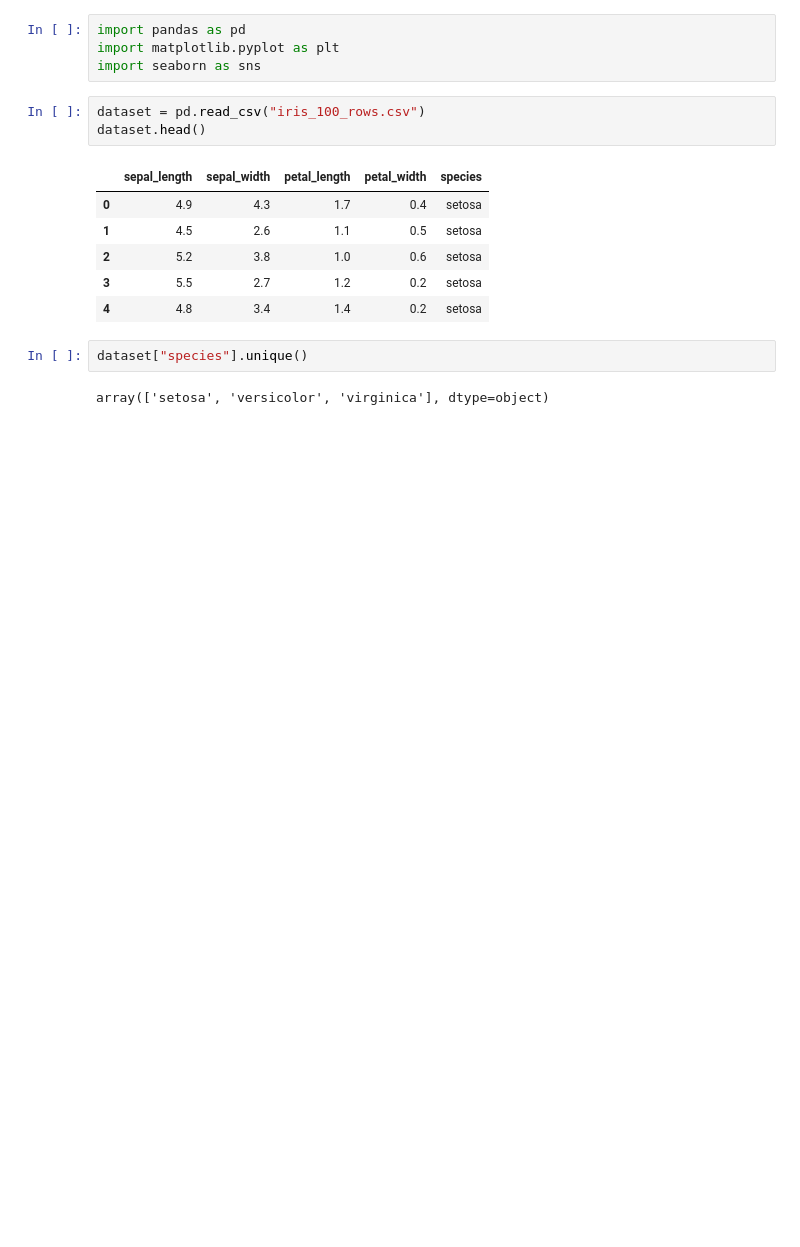
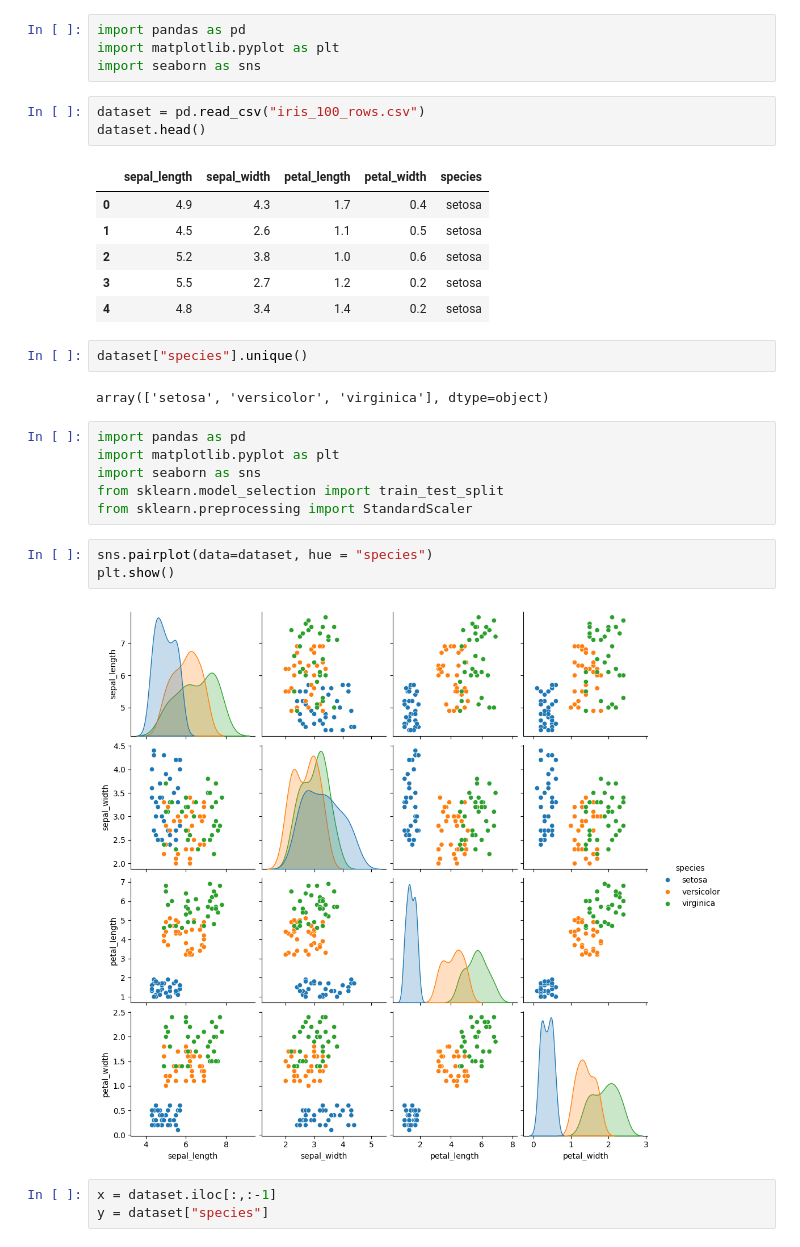
Before and after one commit to ChaturvedyShalini/ml-learning-journey, a Jupyter notebook: confusion_matrix.ipynb, the cells around one changed output. Drawn from its saved outputs; the diff is of its cells as text; blank space fills up the shorter version.

```diff
--- a/confusion_matrix.ipynb
+++ b/confusion_matrix.ipynb
@@ -16,3 +16,17 @@ dataset.head()
 dataset["species"].unique()
 # %% [output]
 array(['setosa', 'versicolor', 'virginica'], dtype=object)
+# %%
+import pandas as pd
+import matplotlib.pyplot as plt
+import seaborn as sns
+from sklearn.model_selection import train_test_split
+from sklearn.preprocessing import StandardScaler
+# %%
+sns.pairplot(data=dataset, hue = "species")
+plt.show()
+# %% [output]
+[figure, added]
+# %%
+x = dataset.iloc[:,:-1]
+y = dataset["species"]
```
